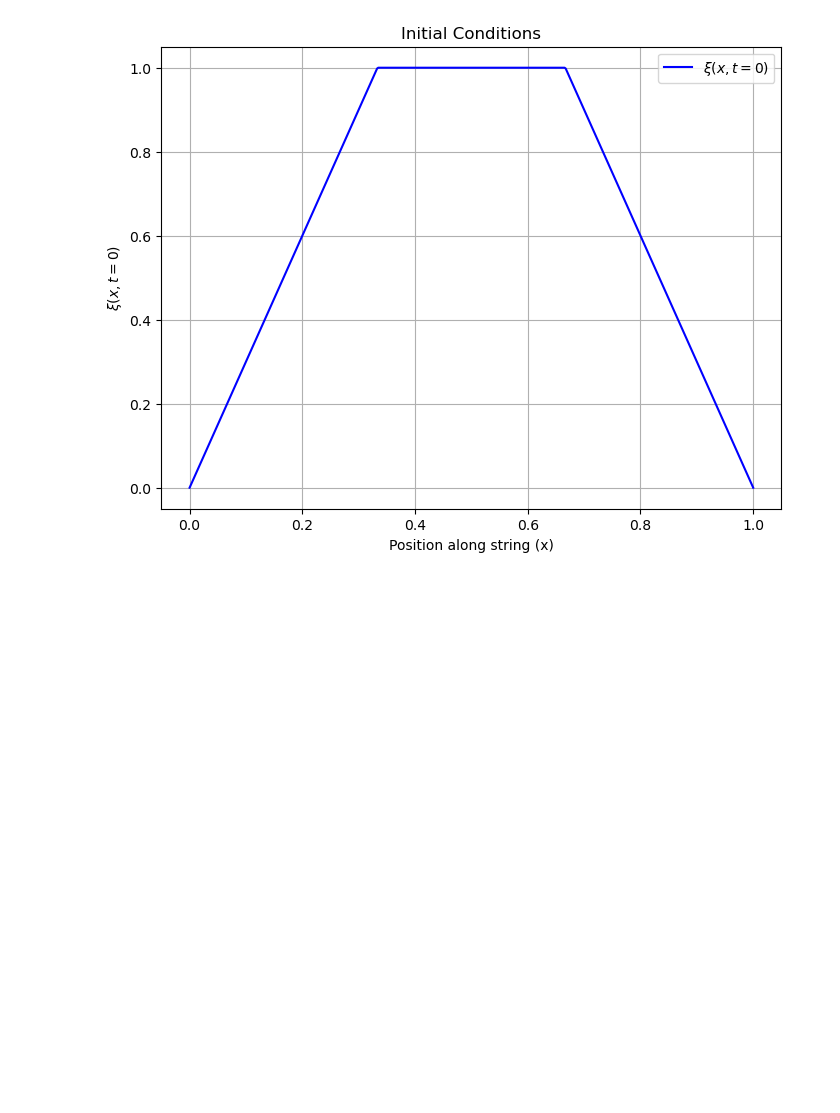
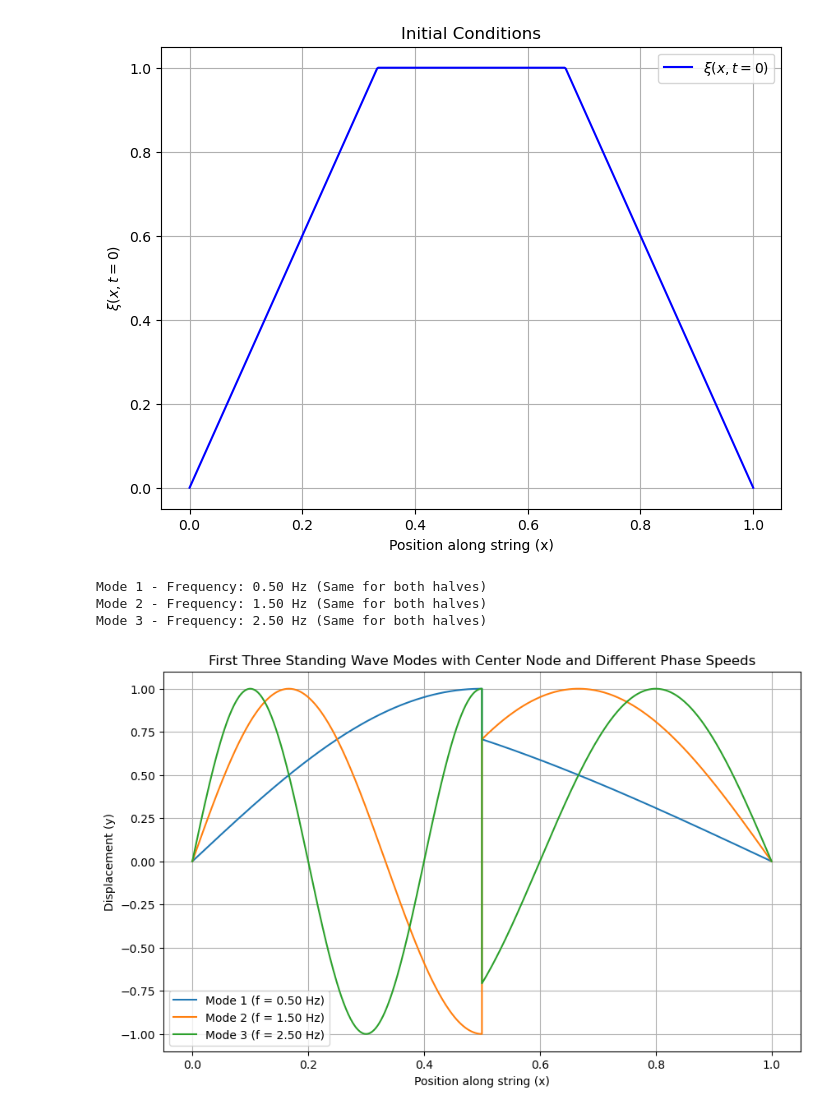
Before and after one commit to camcolucci/PHYS-371, a Jupyter notebook: Problem Sets/PS 3.ipynb, the cells around one changed output. Drawn from its saved outputs; the diff is of its cells as text; code cells hidden in the pictures; blank space fills up the shorter version.

```diff
--- a/Problem Sets/PS 3.ipynb
+++ b/Problem Sets/PS 3.ipynb
@@ -47,6 +47,62 @@ plt.grid(True)
 plt.show()
 # %% [output]
 [figure]
+# %%
+import numpy as np
+import matplotlib.pyplot as plt
+
+# Parameters
+L = 1        # Total length of the string
+A = 1        # Amplitude of oscillation
+v_left = 1   # Phase speed on left half (String A) as v0
+v_right = 2  # Phase speed on right half (String B) as 2v0
+
+# Frequency calculation based on the left side (String A)
+def frequency(n):
+    return (v_left / L) * (n + 0.5)
+
+# Standing wave function for each half
+def standing_wave_left(n, x_left):
+    f = frequency(n)  # Use the same frequency for both halves
+    k_left = 2 * np.pi * f / v_left  # Wavenumber for left half
+    return A * np.sin(k_left * x_left)
+
+def standing_wave_right(n, x_right):
+    f = frequency(n)  # Use the same frequency for both halves
+    k_right = 2 * np.pi * f / v_right  # Wavenumber for right half
+    return A * np.sin(k_right * (L - x_right))
+
+# Define x values for the left and right halves
+x_left = np.linspace(0, L / 2, 250)
+x_right = np.linspace(L / 2, L, 250)
+
+# Plotting the first three modes and printing their frequencies (same frequency for both sides)
+plt.figure(figsize=(10, 6))
+for n in range(3):
+    f = frequency(n)
+    print(f"Mode {n + 1} - Frequency: {f:.2f} Hz (Same for both halves)")
+
+    y_left = standing_wave_left(n, x_left)
+    y_right = standing_wave_right(n, x_right)
+
+    # Combine the left and right halves
+    x_combo = np.concatenate((x_left, x_right))
+    y_combo = np.concatenate((y_left, y_right))
+
+    plt.plot(x_combo, y_combo, label=f'Mode {n + 1} (f = {f:.2f} Hz)')
+
+# Adding labels and title
+plt.xlabel('Position along string (x)')
+plt.ylabel('Displacement (y)')
+plt.title('First Three Standing Wave Modes with Center Node and Different Phase Speeds')
+plt.legend()
+plt.grid(True)
+plt.show()
+# %% [output]
+Mode 1 - Frequency: 0.50 Hz (Same for both halves)
+Mode 2 - Frequency: 1.50 Hz (Same for both halves)
+Mode 3 - Frequency: 2.50 Hz (Same for both halves)
+[figure, added]
 # %%
 import numpy as np
 import matplotlib.pyplot as plt
```
Also changed, not shown: parts of 1 cell of this notebook, 3 other files.
